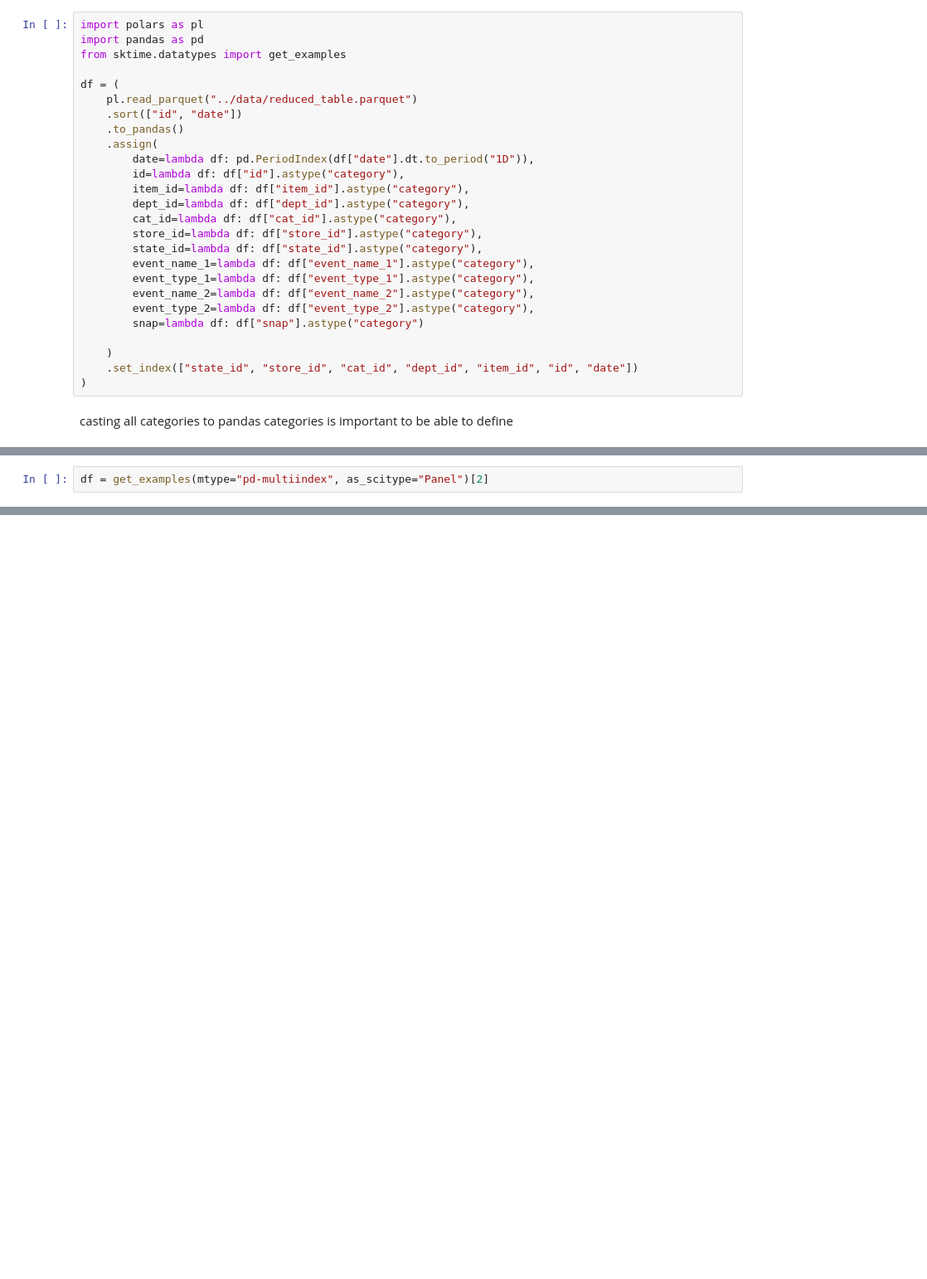
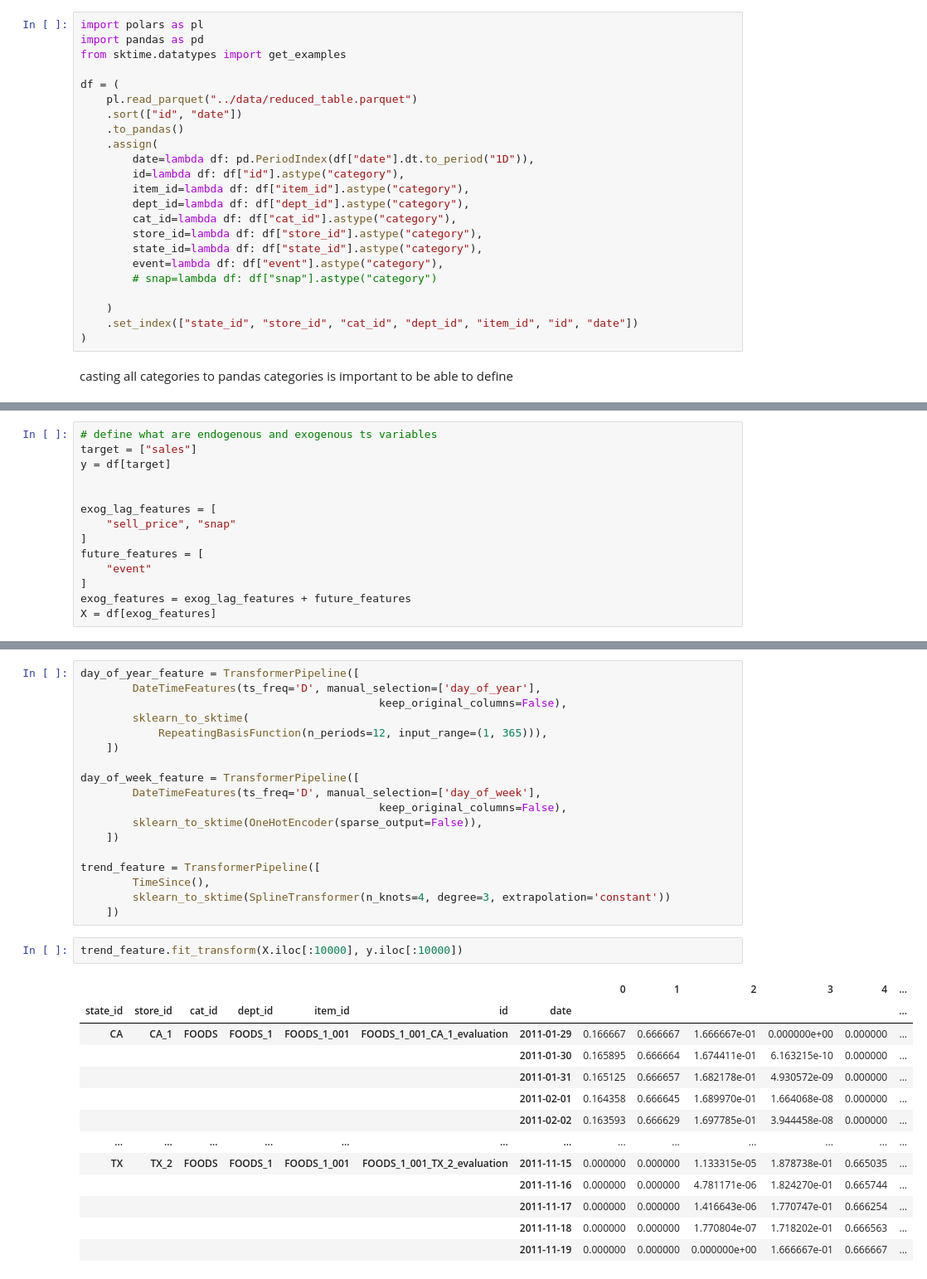
Before and after one commit to lardellin/m5accuracy_myway, a Jupyter notebook: nb/02_preprocessing.ipynb, the cells around one changed output, grey strips where cells are left out. Shown: that part at 83% size. Saved outputs shown, nothing was run; the diff lists cells and outputs as text; blank space fills up the shorter version.

```diff
--- a/nb/02_preprocessing.ipynb
+++ b/nb/02_preprocessing.ipynb
@@ -17,11 +29,8 @@ df = (
         cat_id=lambda df: df["cat_id"].astype("category"),
         store_id=lambda df: df["store_id"].astype("category"),
         state_id=lambda df: df["state_id"].astype("category"),
-        event_name_1=lambda df: df["event_name_1"].astype("category"),
-        event_type_1=lambda df: df["event_type_1"].astype("category"),
-        event_name_2=lambda df: df["event_name_2"].astype("category"),
-        event_type_2=lambda df: df["event_type_2"].astype("category"),
-        snap=lambda df: df["snap"].astype("category")
+        event=lambda df: df["event"].astype("category"),
+        # snap=lambda df: df["snap"].astype("category")
 
     )
     .set_index(["state_id", "store_id", "cat_id", "dept_id", "item_id", "id", "date"])
@@ -48,2 +55,0 @@ TypeError: Error in check_is_mtype, more than one mtype identified: ['pd_multiin
-# %%
-df = get_examples(mtype="pd-multiindex", as_scitype="Panel")[2]
@@ -56,0 +66,14 @@ df = get_examples(mtype="pd-multiindex", as_scitype="Panel")[2]
+# %%
+# define what are endogenous and exogenous ts variables
+target = ["sales"]
+y = df[target]
+
+
+exog_lag_features = [
+    "sell_price", "snap"
+]
+future_features = [
+    "event"
+]
+exog_features = exog_lag_features + future_features
+X = df[exog_features]
@@ -56,0 +104,34 @@ df = get_examples(mtype="pd-multiindex", as_scitype="Panel")[2]
+# %%
+day_of_year_feature = TransformerPipeline([
+        DateTimeFeatures(ts_freq='D', manual_selection=['day_of_year'],
+                                              keep_original_columns=False),
+        sklearn_to_sktime(
+            RepeatingBasisFunction(n_periods=12, input_range=(1, 365))),
+    ])
+
+day_of_week_feature = TransformerPipeline([
+        DateTimeFeatures(ts_freq='D', manual_selection=['day_of_week'],
+                                              keep_original_columns=False),
+        sklearn_to_sktime(OneHotEncoder(sparse_output=False)),
+    ])
+
+trend_feature = TransformerPipeline([
+        TimeSince(),
+        sklearn_to_sktime(SplineTransformer(n_knots=4, degree=3, extrapolation='constant'))
+    ])
+# %%
+trend_feature.fit_transform(X.iloc[:10000], y.iloc[:10000])
+# %% [output]
+|  |  |  |  |  |  |  | 0 | 1 | 2 | 3 | 4 | ... |
+| state_id | store_id | cat_id | dept_id | item_id | id | date |  |  |  |  |  | ... |
+| CA | CA_1 | FOODS | FOODS_1 | FOODS_1_001 | FOODS_1_001_CA_1_evaluation | 2011-01-29 | 0.166667 | 0.666667 | 1.666667e-01 | 0.000000e+00 | 0.000000 | ... |
+|  |  |  |  |  |  | 2011-01-30 | 0.165895 | 0.666664 | 1.674411e-01 | 6.163215e-10 | 0.000000 | ... |
+|  |  |  |  |  |  | 2011-01-31 | 0.165125 | 0.666657 | 1.682178e-01 | 4.930572e-09 | 0.000000 | ... |
+|  |  |  |  |  |  | 2011-02-01 | 0.164358 | 0.666645 | 1.689970e-01 | 1.664068e-08 | 0.000000 | ... |
+|  |  |  |  |  |  | 2011-02-02 | 0.163593 | 0.666629 | 1.697785e-01 | 3.944458e-08 | 0.000000 | ... |
+| ... | ... | ... | ... | ... | ... | ... | ... | ... | ... | ... | ... | ... |
+| TX | TX_2 | FOODS | FOODS_1 | FOODS_1_001 | FOODS_1_001_TX_2_evaluation | 2011-11-15 | 0.000000 | 0.000000 | 1.133315e-05 | 1.878738e-01 | 0.665035 | ... |
+|  |  |  |  |  |  | 2011-11-16 | 0.000000 | 0.000000 | 4.781171e-06 | 1.824270e-01 | 0.665744 | ... |
+|  |  |  |  |  |  | 2011-11-17 | 0.000000 | 0.000000 | 1.416643e-06 | 1.770747e-01 | 0.666254 | ... |
+|  |  |  |  |  |  | 2011-11-18 | 0.000000 | 0.000000 | 1.770804e-07 | 1.718202e-01 | 0.666563 | ... |
+|  |  |  |  |  |  | 2011-11-19 | 0.000000 | 0.000000 | 0.000000e+00 | 1.666667e-01 | 0.666667 | ... |
```
Also changed, not shown: parts of 16 cells of this notebook, 1 other file.
